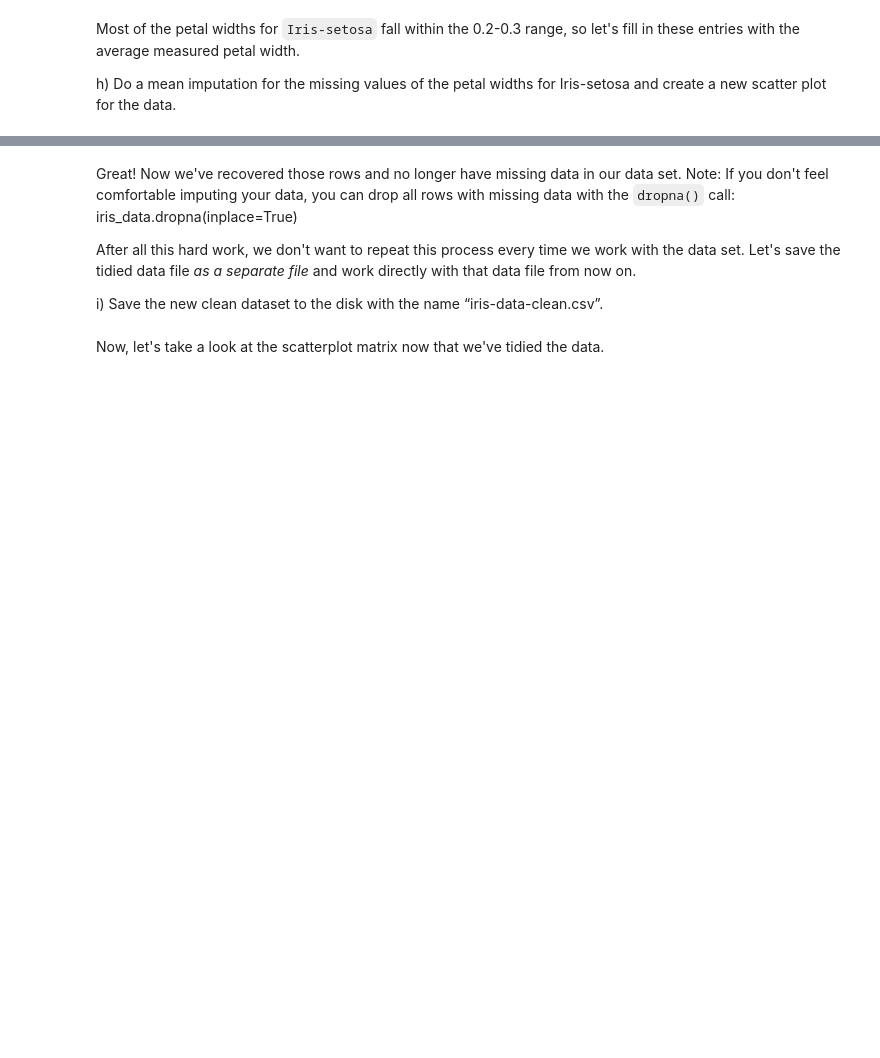
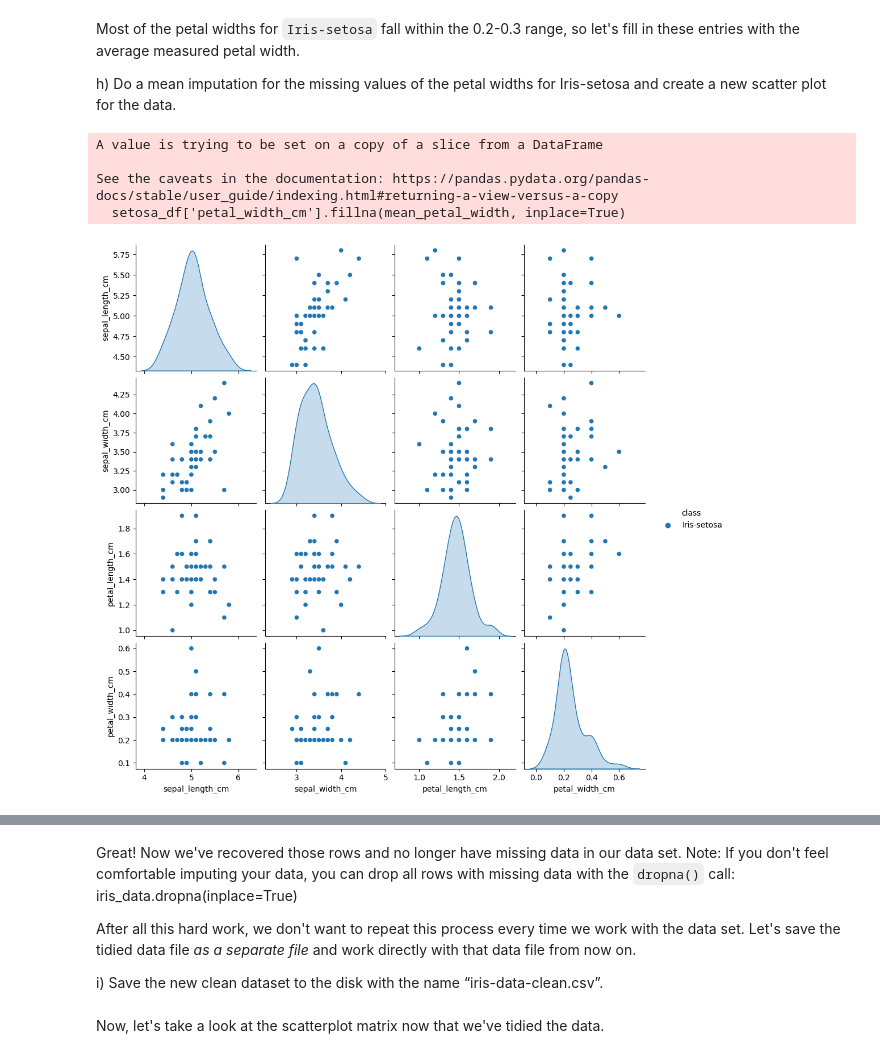
Before and after one commit to eduardo-mdc/AI-Notebook, a Jupyter notebook: A5/Exercise5_SupervisedLearning_ToComplete.ipynb, the cells around one changed output, grey strips where cells are left out. Saved outputs shown, nothing was run; the diff lists cells and outputs as text; code cells hidden in the pictures; blank space fills up the shorter version.

```diff
--- a/A5/Exercise5_SupervisedLearning_ToComplete.ipynb
+++ b/A5/Exercise5_SupervisedLearning_ToComplete.ipynb
@@ -182,3 +218,22 @@ h) Do a mean imputation for the missing values of the petal widths for Iris-seto
+# %%
+# Your Code Here
+# Calculate the mean petal width for Iris-setosa
+setosa_df = iris_data[iris_data['class'] == 'Iris-setosa']
+mean_petal_width = setosa_df['petal_width_cm'].mean()
+
+# Fill in missing values with mean petal width
+setosa_df['petal_width_cm'].fillna(mean_petal_width, inplace=True)
+iris_data.loc[iris_data['class'] == 'Iris-setosa', 'petal_width_cm'] = iris_data.loc[iris_data['class'] == 'Iris-setosa', 'petal_width_cm'].fillna(mean_petal_width)
+
+# Create a new scatter plot
+sb.pairplot(setosa_df, vars=['sepal_length_cm', 'sepal_width_cm', 'petal_length_cm', 'petal_width_cm'], hue='class')
+plt.show()
+# %% [output]
+A value is trying to be set on a copy of a slice from a DataFrame
+
+See the caveats in the documentation: https://pandas.pydata.org/pandas-docs/stable/user_guide/indexing.html#returning-a-view-versus-a-copy
+  setosa_df['petal_width_cm'].fillna(mean_petal_width, inplace=True)
+[figure, added]
 # %%
 iris_data.loc[(iris_data['sepal_length_cm'].isnull()) |
               (iris_data['sepal_width_cm'].isnull()) |
```
Also changed, not shown: parts of 13 cells of this notebook, 1 other file.
